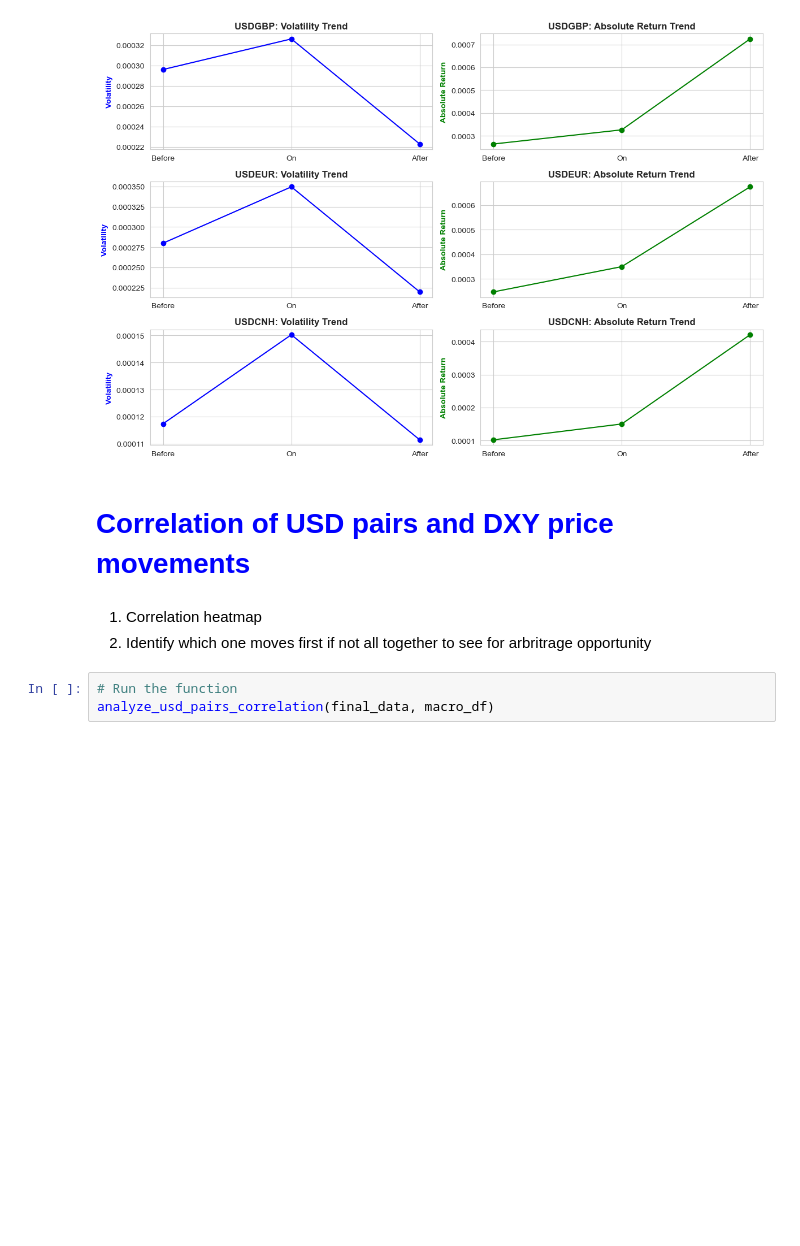
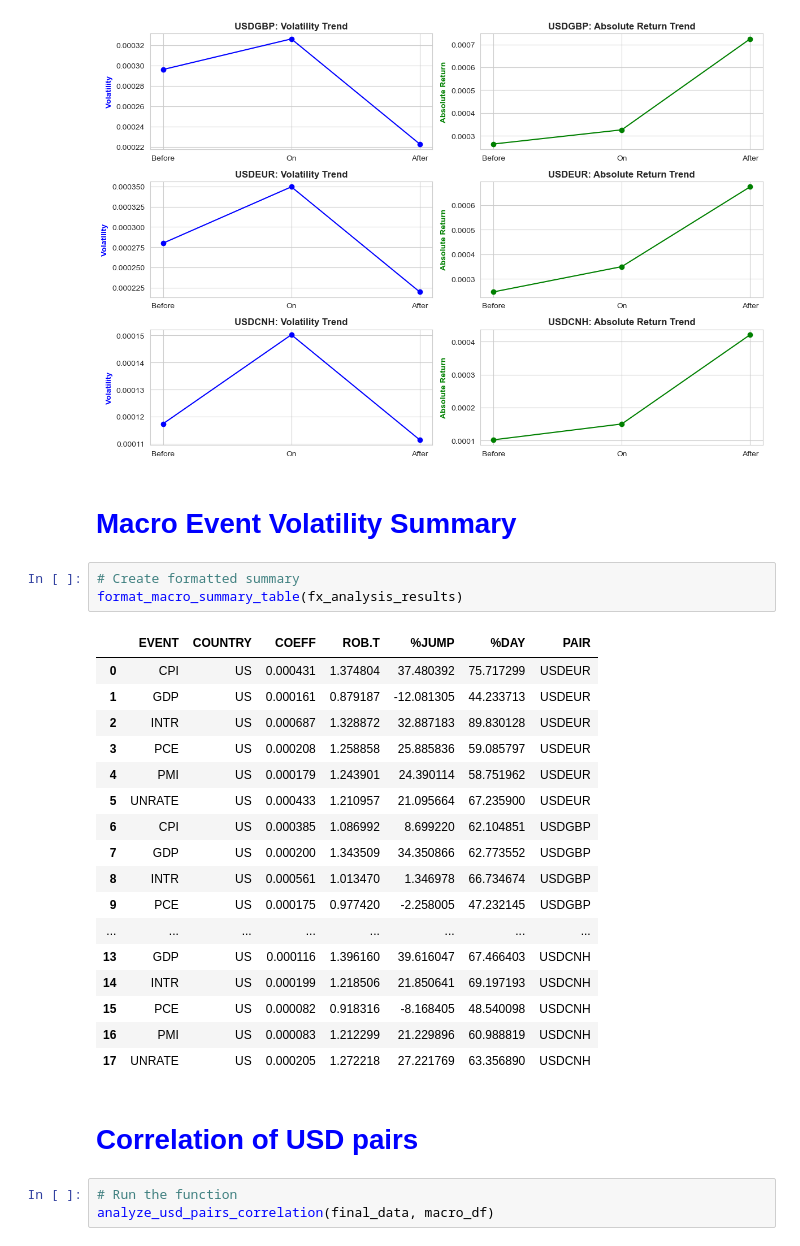
Before and after one commit to Modi1997/FX-HFT-Effects-on-US-Macro-Data, a Jupyter notebook: FX HFT Effects on US Macroeconomic Data Releases.ipynb, the cells around one changed output. Cells and saved outputs as stored; diff of their text form; blank space fills up the shorter version.

```diff
--- a/FX HFT Effects on US Macroeconomic Data Releases.ipynb
+++ b/FX HFT Effects on US Macroeconomic Data Releases.ipynb
@@ -1110,11 +1286,31 @@ for i in range(len(data)):
 plot_fx_event_patterns(fx_analysis_results, ['USDGBP_AdjClose', 'USDEUR_AdjClose', 'USDCNH_AdjClose'])
 # %% [output]
 [figure]
+# %% [markdown]
+# </span> <span style="color:blue"> Macro Event Volatility Summary
+# %%
+# Create formatted summary
+format_macro_summary_table(fx_analysis_results)
+# %% [output]
+|  | EVENT | COUNTRY | COEFF | ROB.T | %JUMP | %DAY | PAIR |
+| 0 | CPI | US | 0.000431 | 1.374804 | 37.480392 | 75.717299 | USDEUR |
+| 1 | GDP | US | 0.000161 | 0.879187 | -12.081305 | 44.233713 | USDEUR |
+| 2 | INTR | US | 0.000687 | 1.328872 | 32.887183 | 89.830128 | USDEUR |
+| 3 | PCE | US | 0.000208 | 1.258858 | 25.885836 | 59.085797 | USDEUR |
+| 4 | PMI | US | 0.000179 | 1.243901 | 24.390114 | 58.751962 | USDEUR |
+| 5 | UNRATE | US | 0.000433 | 1.210957 | 21.095664 | 67.235900 | USDEUR |
+| 6 | CPI | US | 0.000385 | 1.086992 | 8.699220 | 62.104851 | USDGBP |
+| 7 | GDP | US | 0.000200 | 1.343509 | 34.350866 | 62.773552 | USDGBP |
+| 8 | INTR | US | 0.000561 | 1.013470 | 1.346978 | 66.734674 | USDGBP |
+| 9 | PCE | US | 0.000175 | 0.977420 | -2.258005 | 47.232145 | USDGBP |
+| ... | ... | ... | ... | ... | ... | ... | ... |
+| 13 | GDP | US | 0.000116 | 1.396160 | 39.616047 | 67.466403 | USDCNH |
+| 14 | INTR | US | 0.000199 | 1.218506 | 21.850641 | 69.197193 | USDCNH |
+| 15 | PCE | US | 0.000082 | 0.918316 | -8.168405 | 48.540098 | USDCNH |
+| 16 | PMI | US | 0.000083 | 1.212299 | 21.229896 | 60.988819 | USDCNH |
+| 17 | UNRATE | US | 0.000205 | 1.272218 | 27.221769 | 63.356890 | USDCNH |
 # %% [markdown]
-# <span style="color:blue"> Correlation of USD pairs and DXY price movements </span>
+# <span style="color:blue"> Correlation of USD pairs</span>
-# %% [markdown]
-1. Correlation heatmap
-2. Identify which one moves first if not all together to see for arbritrage opportunity
 # %%
 # Run the function
 analyze_usd_pairs_correlation(final_data, macro_df)
```
Also changed, not shown: parts of 18 cells of this notebook, 3 other files.
